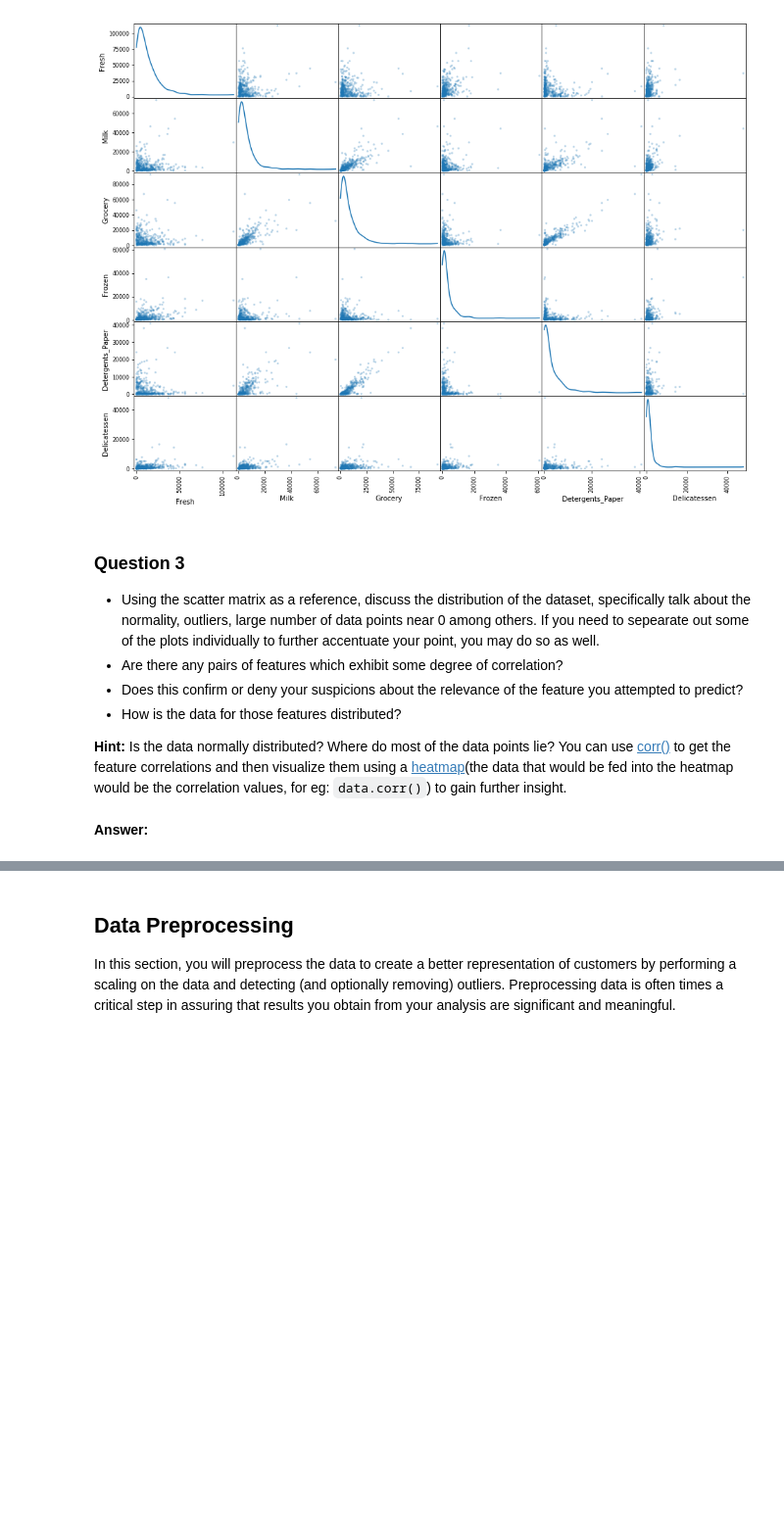
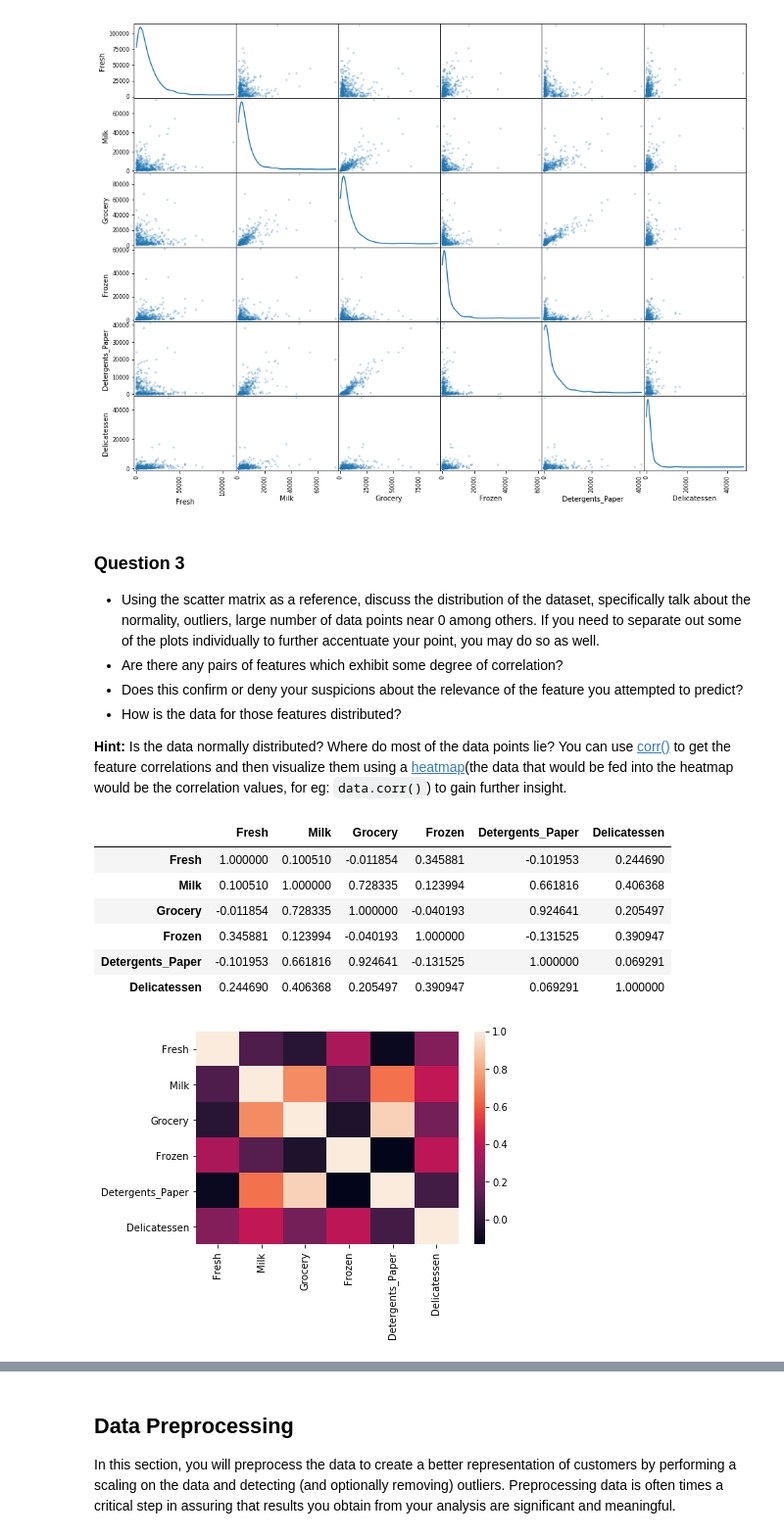
Before and after one commit to cidmedeiros/ml-projects, a Jupyter notebook: projects/customer_segments/customer_segments.ipynb, the cells around one changed output, grey strips where cells are left out. Shown at 98% size. Saved outputs shown, nothing was run; the diff lists cells and outputs as text; code cells hidden in the pictures; blank space fills up the shorter version.

Commit message:
add graphs to question 3

```diff
--- a/projects/customer_segments/customer_segments.ipynb
+++ b/projects/customer_segments/customer_segments.ipynb
@@ -152,11 +153,21 @@ scatter_matrix(data, alpha = 0.3, figsize = (16,12), diagonal = 'kde');
 [figure]
 # %% [markdown]
 ### Question 3
-* Using the scatter matrix as a reference, discuss the distribution of the dataset, specifically talk about the normality, outliers, large number of data points near 0 among others. If you need to sepearate out some of the plots individually to further accentuate your point, you may do so as well.
+* Using the scatter matrix as a reference, discuss the distribution of the dataset, specifically talk about the normality, outliers, large number of data points near 0 among others. If you need to separate out some of the plots individually to further accentuate your point, you may do so as well.
 * Are there any pairs of features which exhibit some degree of correlation?
 * Does this confirm or deny your suspicions about the relevance of the feature you attempted to predict?
 * How is the data for those features distributed?
 
 **Hint:** Is the data normally distributed? Where do most of the data points lie? You can use [corr()](https://pandas.pydata.org/pandas-docs/stable/generated/pandas.DataFrame.corr.html) to get the feature correlations and then visualize them using a [heatmap](http://seaborn.pydata.org/generated/seaborn.heatmap.html)(the data that would be fed into the heatmap would be the correlation values, for eg: `data.corr()`) to gain further insight.
-# %% [markdown]
-**Answer:**
+# %%
+sns.heatmap(data.corr());
+data.corr()
+# %% [output]
+|  | Fresh | Milk | Grocery | Frozen | Detergents_Paper | Delicatessen |
+| Fresh | 1.000000 | 0.100510 | -0.011854 | 0.345881 | -0.101953 | 0.244690 |
+| Milk | 0.100510 | 1.000000 | 0.728335 | 0.123994 | 0.661816 | 0.406368 |
+| Grocery | -0.011854 | 0.728335 | 1.000000 | -0.040193 | 0.924641 | 0.205497 |
+| Frozen | 0.345881 | 0.123994 | -0.040193 | 1.000000 | -0.131525 | 0.390947 |
+| Detergents_Paper | -0.101953 | 0.661816 | 0.924641 | -0.131525 | 1.000000 | 0.069291 |
+| Delicatessen | 0.244690 | 0.406368 | 0.205497 | 0.390947 | 0.069291 | 1.000000 |
+[figure, added]
```
Also changed, not shown: parts of 3 cells of this notebook.
